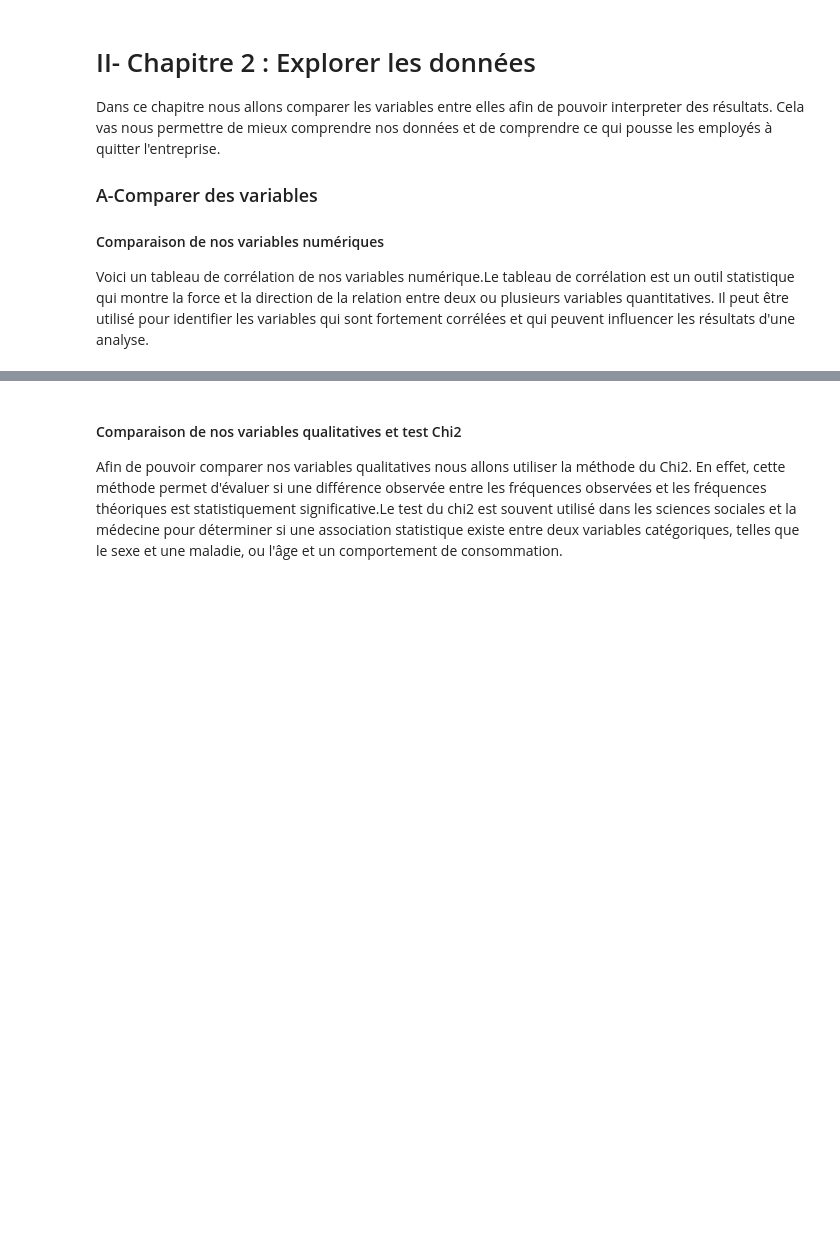
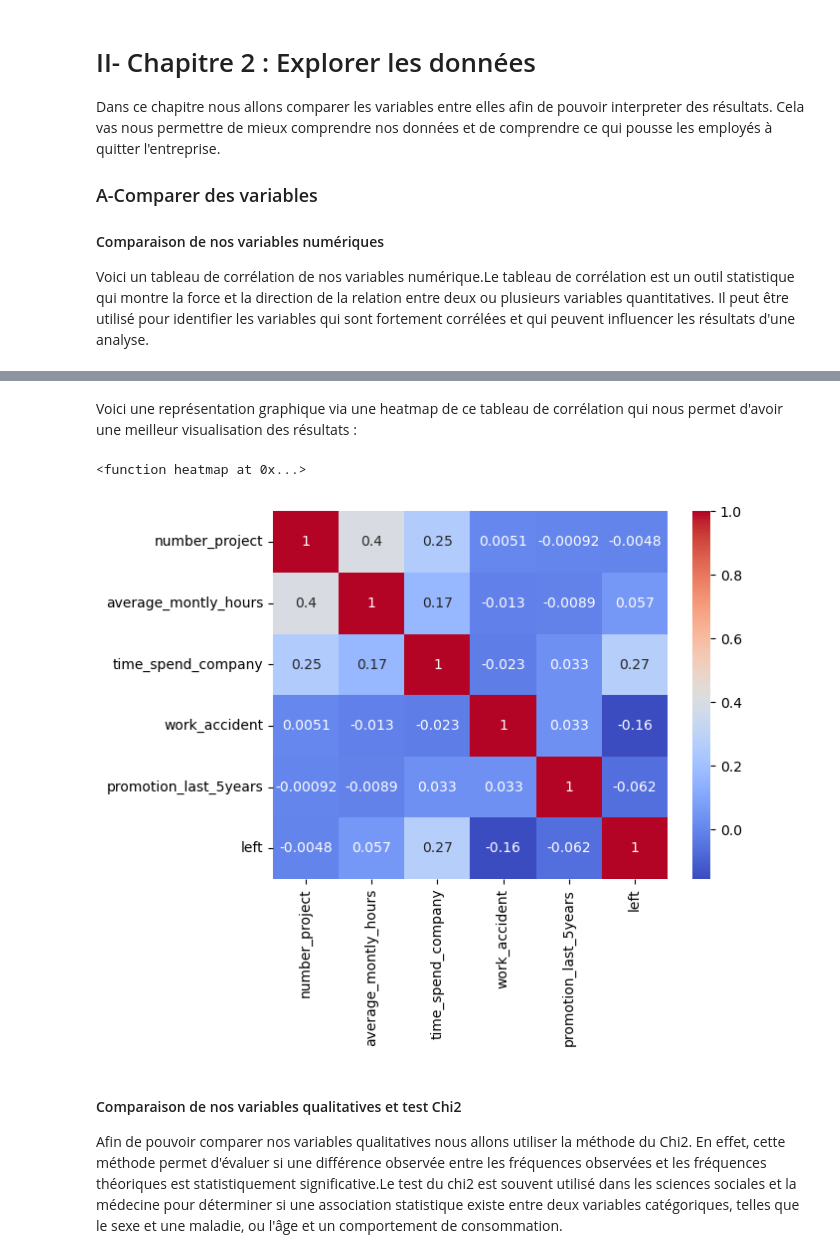
Before and after one commit to Gadeux/Projet-BI---Emma-et-Sarah, a Jupyter notebook: BI-Sarah et Emma.ipynb, the cells around one changed output, grey strips where cells are left out. Saved outputs shown, nothing was run; the diff lists cells and outputs as text; code cells hidden in the pictures; blank space fills up the shorter version.

```diff
--- a/BI-Sarah et Emma.ipynb
+++ b/BI-Sarah et Emma.ipynb
@@ -646,3 +647,11 @@ corr_matrix
+# %% [markdown]
+Voici une représentation graphique via une heatmap de ce tableau de corrélation qui nous permet d'avoir une meilleur visualisation des résultats :
+# %%
+sns.heatmap(corr_matrix, annot=True, cmap='coolwarm')
+print(sns.heatmap)
+# %% [output]
+<function heatmap at 0x...>
+[figure, added]
 # %% [markdown]
 #### Comparaison de nos variables qualitatives et test Chi2
 Afin de pouvoir comparer nos variables qualitatives nous allons utiliser la méthode du Chi2. En effet, cette méthode permet d'évaluer si une différence observée entre les fréquences observées et les fréquences théoriques est statistiquement significative.Le test du chi2 est souvent utilisé dans les sciences sociales et la médecine pour déterminer si une association statistique existe entre deux variables catégoriques, telles que le sexe et une maladie, ou l'âge et un comportement de consommation.
```
Also changed, not shown: parts of 3 cells of this notebook.
